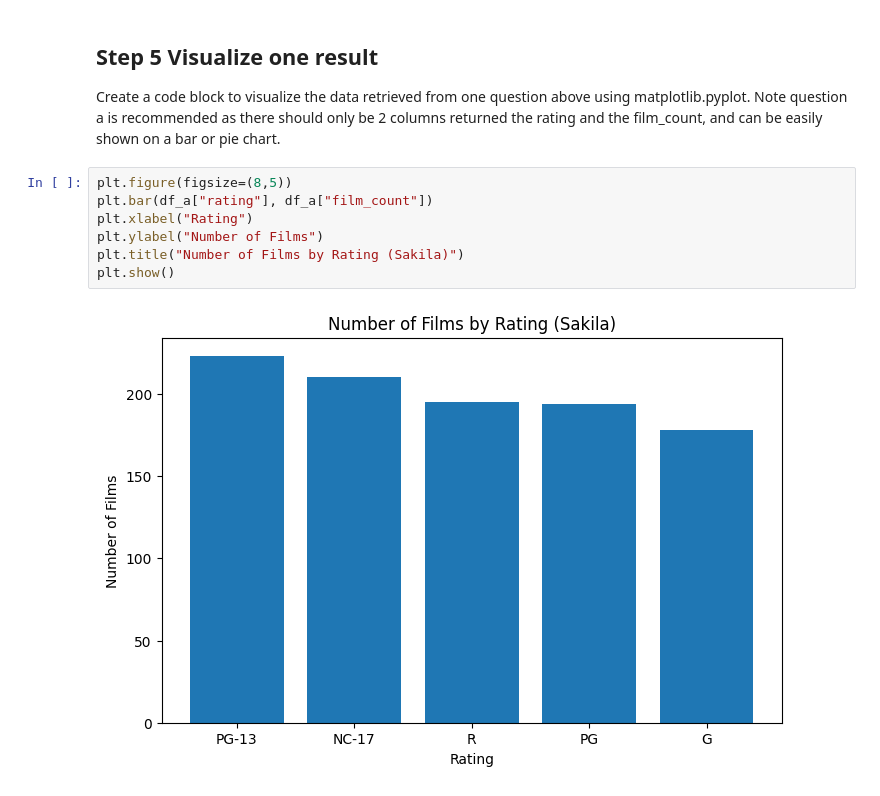
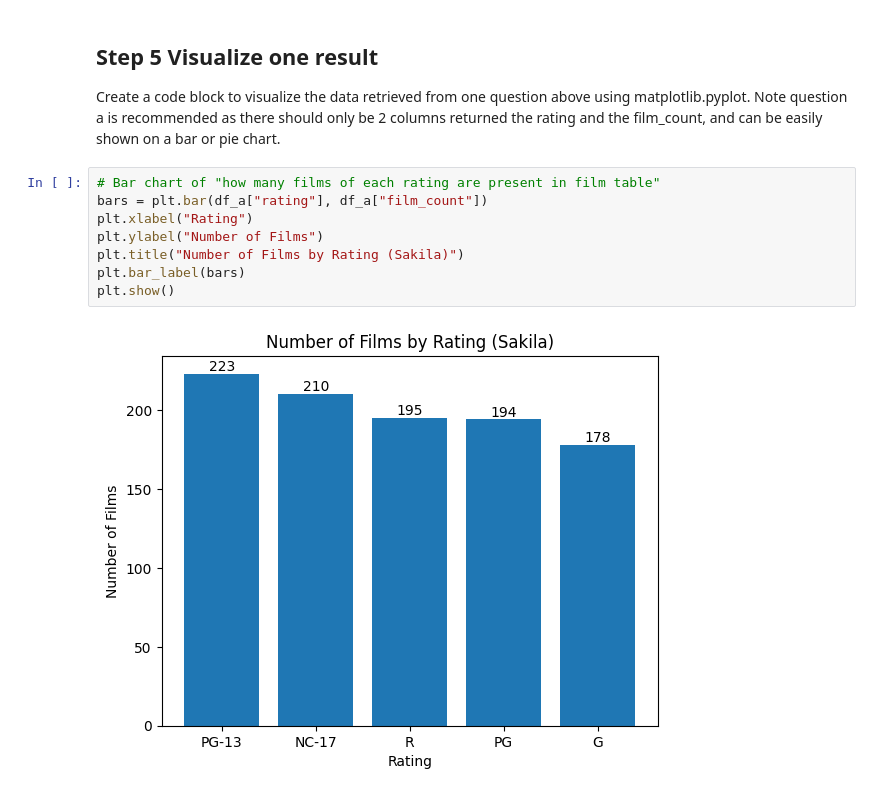
Before and after one commit to xuany823/ASD507CourseWork, a Jupyter notebook: Module4/Assignment4.1_Michelle_Wang.ipynb, the cells around one changed output. Drawn from its saved outputs; the diff is of its cells as text.

```diff
--- a/Module4/Assignment4.1_Michelle_Wang.ipynb
+++ b/Module4/Assignment4.1_Michelle_Wang.ipynb
@@ -164,13 +155,14 @@ df_e
 # %% [markdown]
 ## Step 5 Visualize one result
 Create a code block to visualize the data retrieved from one question above using matplotlib.pyplot. Note question a is recommended as there should only be 2 columns returned the rating and the film_count, and can be easily shown on a bar or pie chart.
-# %%
-plt.figure(figsize=(8,5))
-plt.bar(df_a["rating"], df_a["film_count"])
-plt.xlabel("Rating")
-plt.ylabel("Number of Films")
-plt.title("Number of Films by Rating (Sakila)")
-plt.show()
-# %% [output]
-[figure, removed]
+# %%
+# Bar chart of "how many films of each rating are present in film table"
+bars = plt.bar(df_a["rating"], df_a["film_count"])
+plt.xlabel("Rating")
+plt.ylabel("Number of Films")
+plt.title("Number of Films by Rating (Sakila)")
+plt.bar_label(bars)
+plt.show()
+# %% [output]
+[figure, added]
 # %%
```
Also changed, not shown: parts of 14 cells of this notebook, 2 other files.
